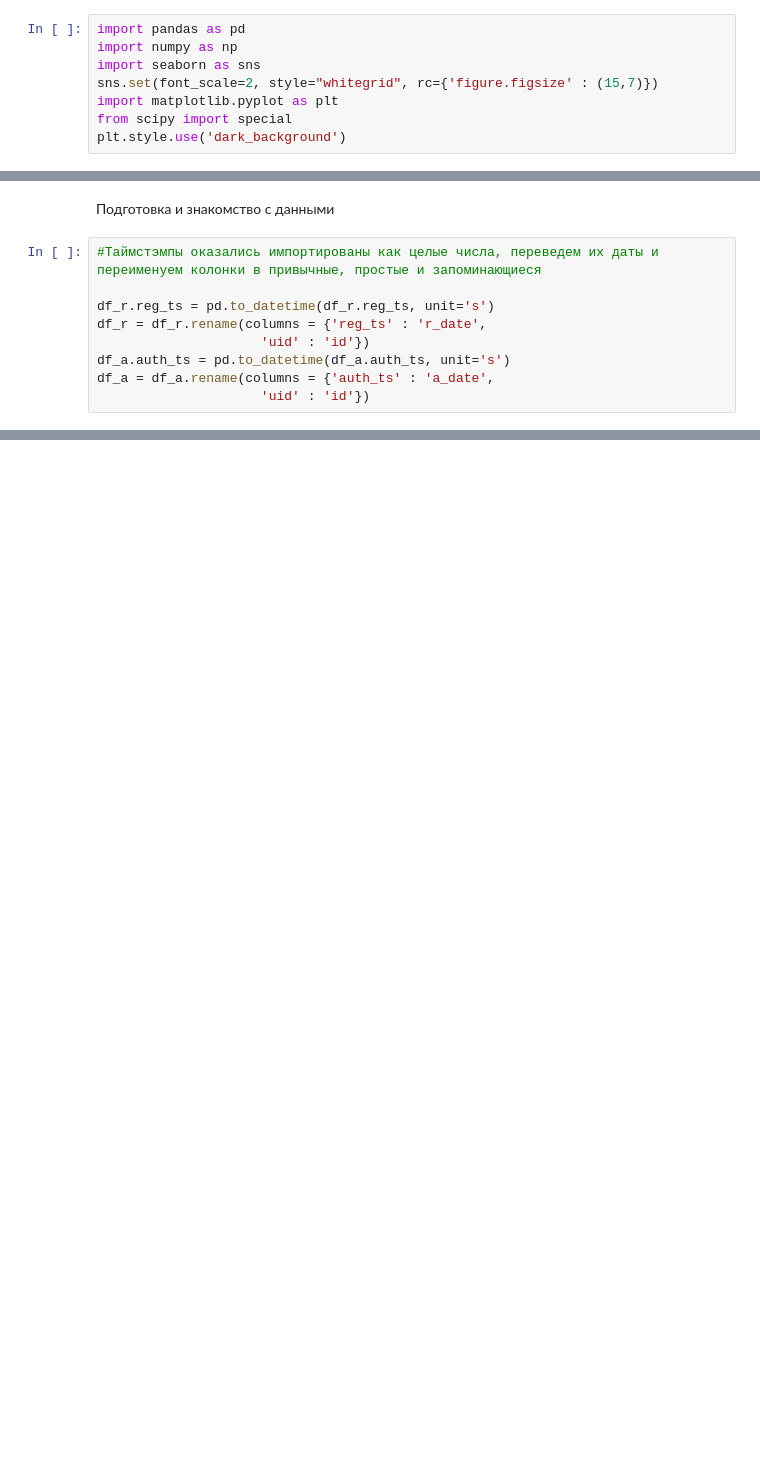
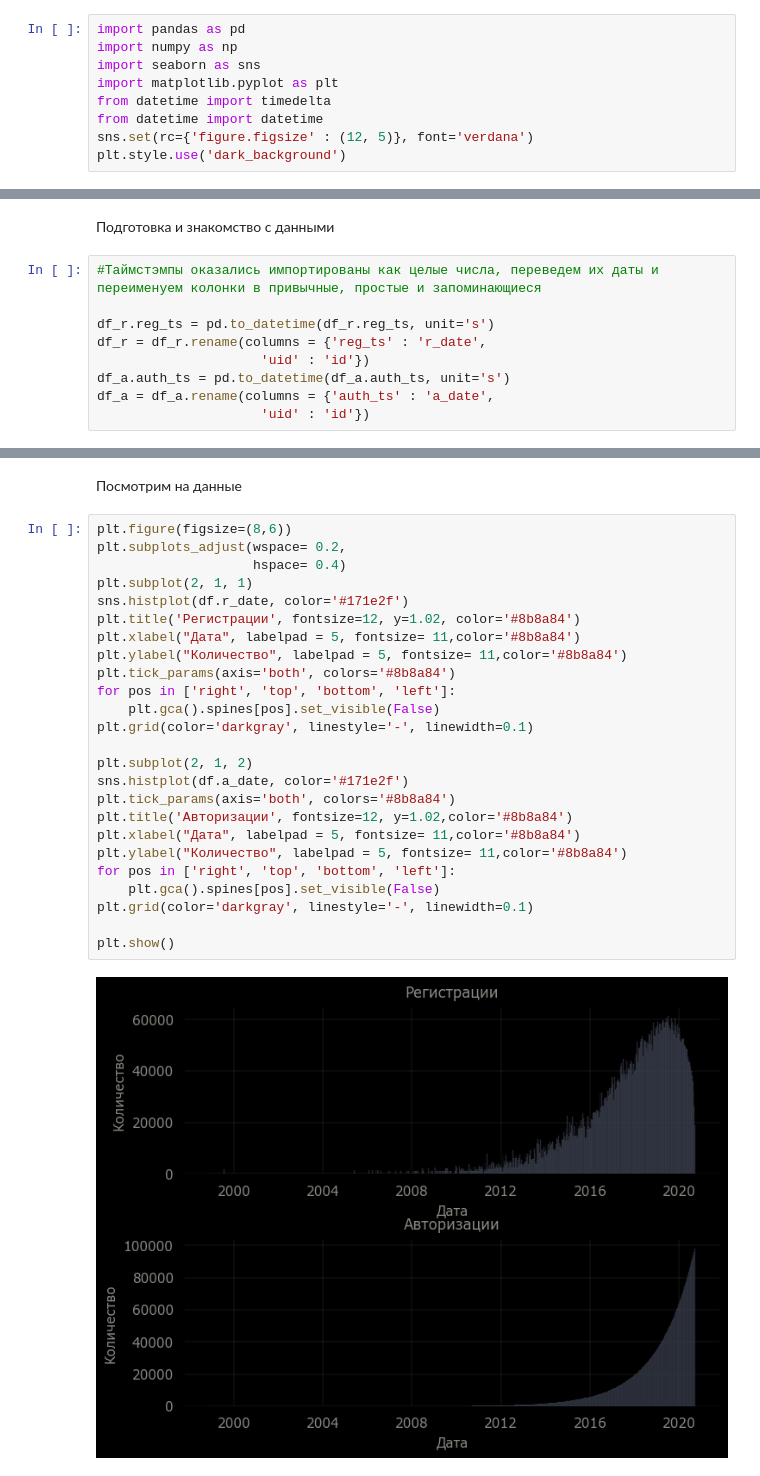
Before and after one commit to sortvalues/my_rep_01, a Jupyter notebook: Projects/karpov_cources_final_project.ipynb, the cells around one changed output, grey strips where cells are left out. Cells and saved outputs as stored; diff of their text form; blank space fills up the shorter version.

```diff
--- a/Projects/karpov_cources_final_project.ipynb
+++ b/Projects/karpov_cources_final_project.ipynb
@@ -14,9 +14,10 @@
 import pandas as pd
 import numpy as np
 import seaborn as sns
-sns.set(font_scale=2, style="whitegrid", rc={'figure.figsize' : (15,7)})
 import matplotlib.pyplot as plt
-from scipy import special
+from datetime import timedelta
+from datetime import datetime
+sns.set(rc={'figure.figsize' : (12, 5)}, font='verdana')
 plt.style.use('dark_background')
 # %% [markdown]
 <a id="0"></a> Retention – один из самых важных показателей в компании. Ваша задача – написать функцию, которая будет считать retention игроков (по дням от даты регистрации игрока)
@@ -57,0 +88,29 @@ df = pd.merge(df_a, df_r, how = 'left', on='id')
+# %% [markdown]
+Посмотрим на данные
+# %%
+plt.figure(figsize=(8,6))
+plt.subplots_adjust(wspace= 0.2,
+                    hspace= 0.4)
+plt.subplot(2, 1, 1)
+sns.histplot(df.r_date, color='#171e2f')
+plt.title('Регистрации', fontsize=12, y=1.02, color='#8b8a84')
+plt.xlabel("Дата", labelpad = 5, fontsize= 11,color='#8b8a84')
+plt.ylabel("Количество", labelpad = 5, fontsize= 11,color='#8b8a84')
+plt.tick_params(axis='both', colors='#8b8a84')
+for pos in ['right', 'top', 'bottom', 'left']:
+    plt.gca().spines[pos].set_visible(False)
+plt.grid(color='darkgray', linestyle='-', linewidth=0.1)
+
+plt.subplot(2, 1, 2)
+sns.histplot(df.a_date, color='#171e2f')
+plt.tick_params(axis='both', colors='#8b8a84')
+plt.title('Авторизации', fontsize=12, y=1.02,color='#8b8a84')
+plt.xlabel("Дата", labelpad = 5, fontsize= 11,color='#8b8a84')
+plt.ylabel("Количество", labelpad = 5, fontsize= 11,color='#8b8a84')
+for pos in ['right', 'top', 'bottom', 'left']:
+    plt.gca().spines[pos].set_visible(False)
+plt.grid(color='darkgray', linestyle='-', linewidth=0.1)
+
+plt.show()
+# %% [output]
+[figure, added]
```
Also changed, not shown: parts of 64 cells of this notebook, 4 other files.
